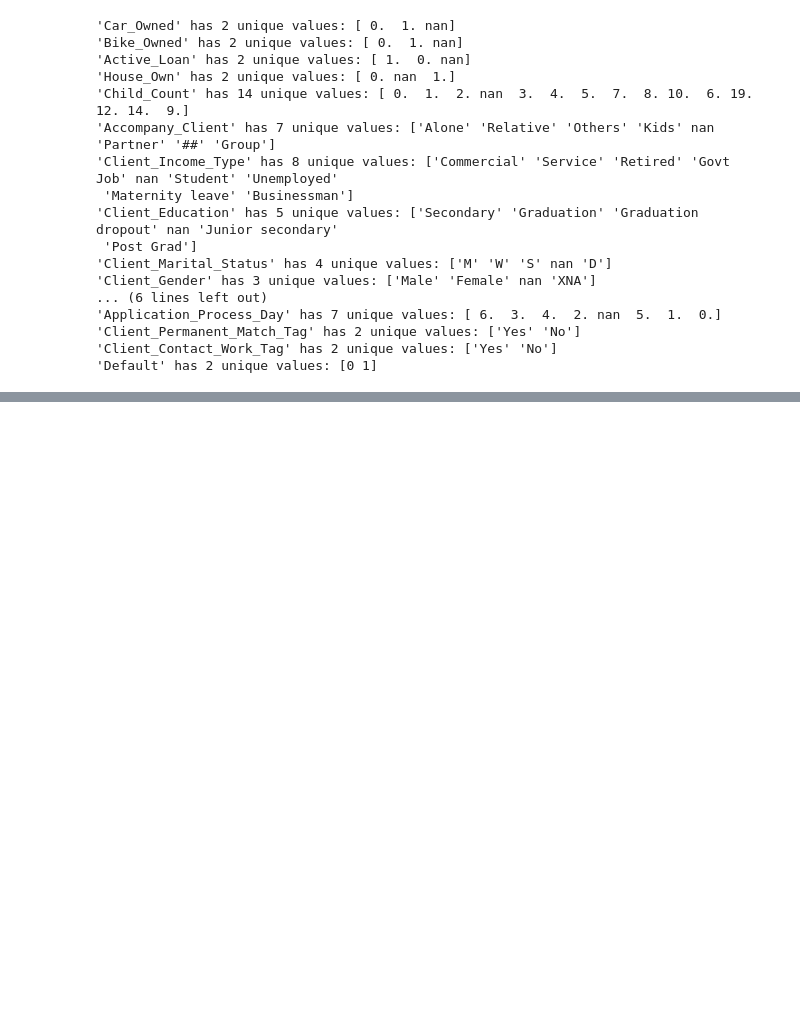
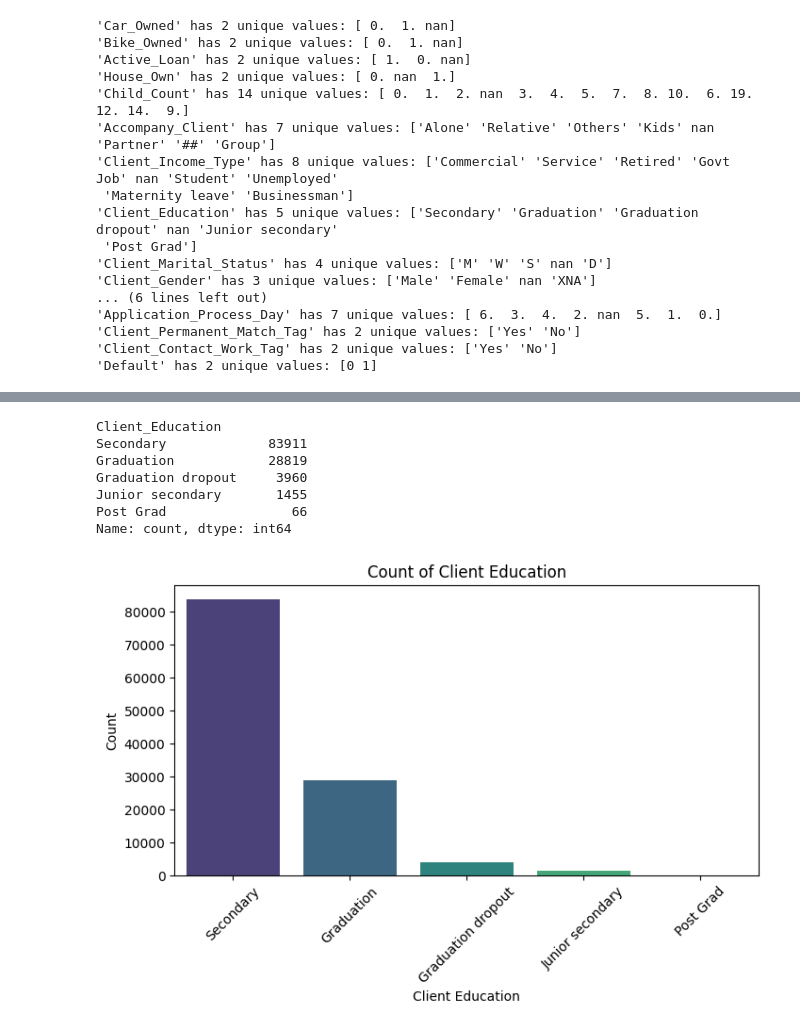
Before and after one commit to harsh-dev-ops/MLOps, a Jupyter notebook: mlflow/loan_defaultor_prediction/notebook.ipynb, the cells around one changed output, grey strips where cells are left out. Drawn from its saved outputs; the diff is of its cells as text; code cells hidden in the pictures; blank space fills up the shorter version.

```diff
--- a/mlflow/loan_defaultor_prediction/notebook.ipynb
+++ b/mlflow/loan_defaultor_prediction/notebook.ipynb
@@ -418 +403,21 @@ Passing `palette` without assigning `hue` is deprecated and will be removed in v
 [figure]
+# %%
+# Client_Education column analysis
+print(df['Client_Education'].value_counts())
+# graphical representation of the 'Client_Education' column
+plt.figure(figsize=(8, 4))
+sns.countplot(x='Client_Education', data=df, palette='viridis')
+plt.title('Count of Client Education')
+plt.xlabel('Client Education')
+plt.ylabel('Count')
+plt.xticks(rotation=45)
+plt.show()
+# %% [output]
+Client_Education
+Secondary             83911
+Graduation            28819
+Graduation dropout     3960
+Junior secondary       1455
+Post Grad                66
+Name: count, dtype: int64
+[figure, added]
```
Also changed, not shown: parts of 103 cells of this notebook, 1 other file.
